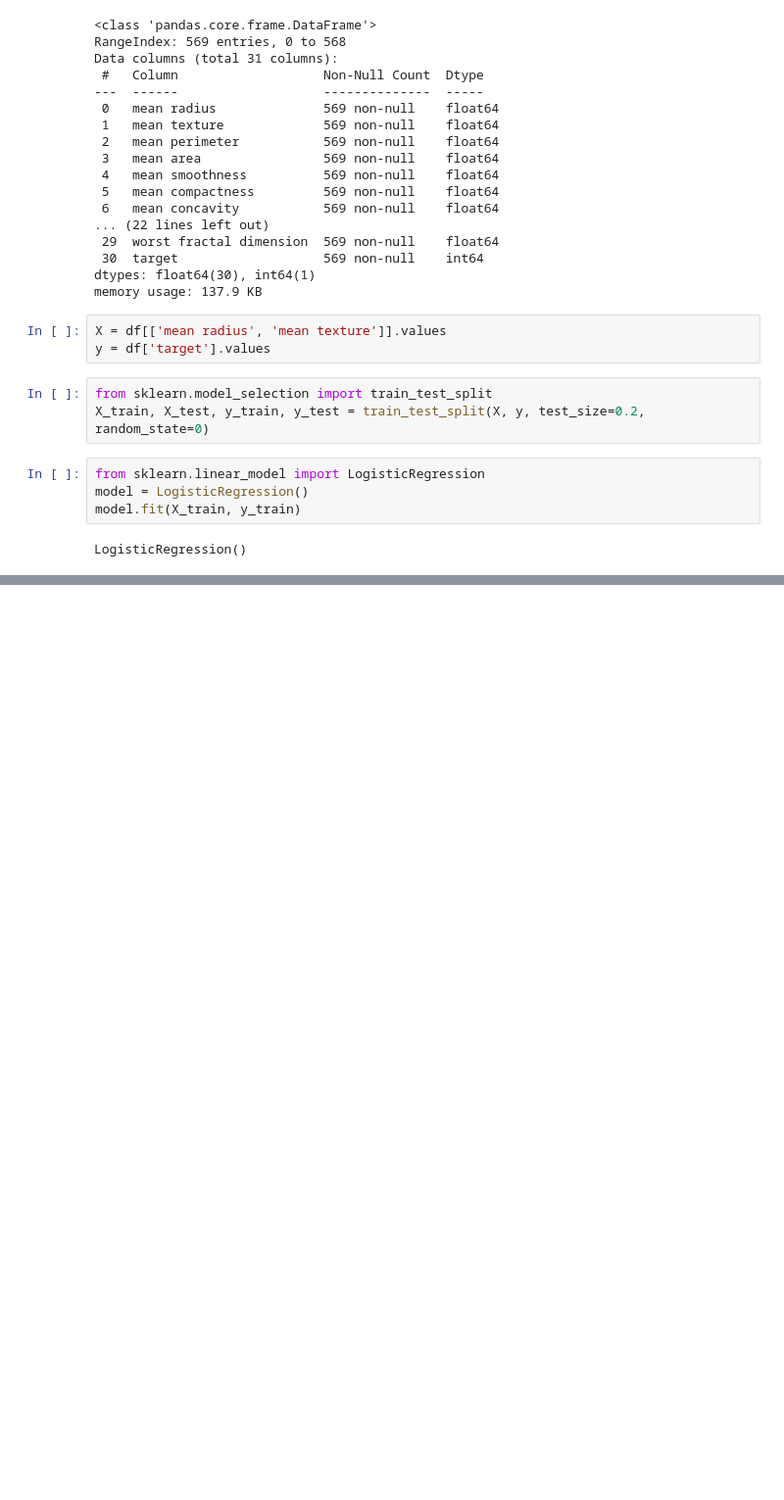
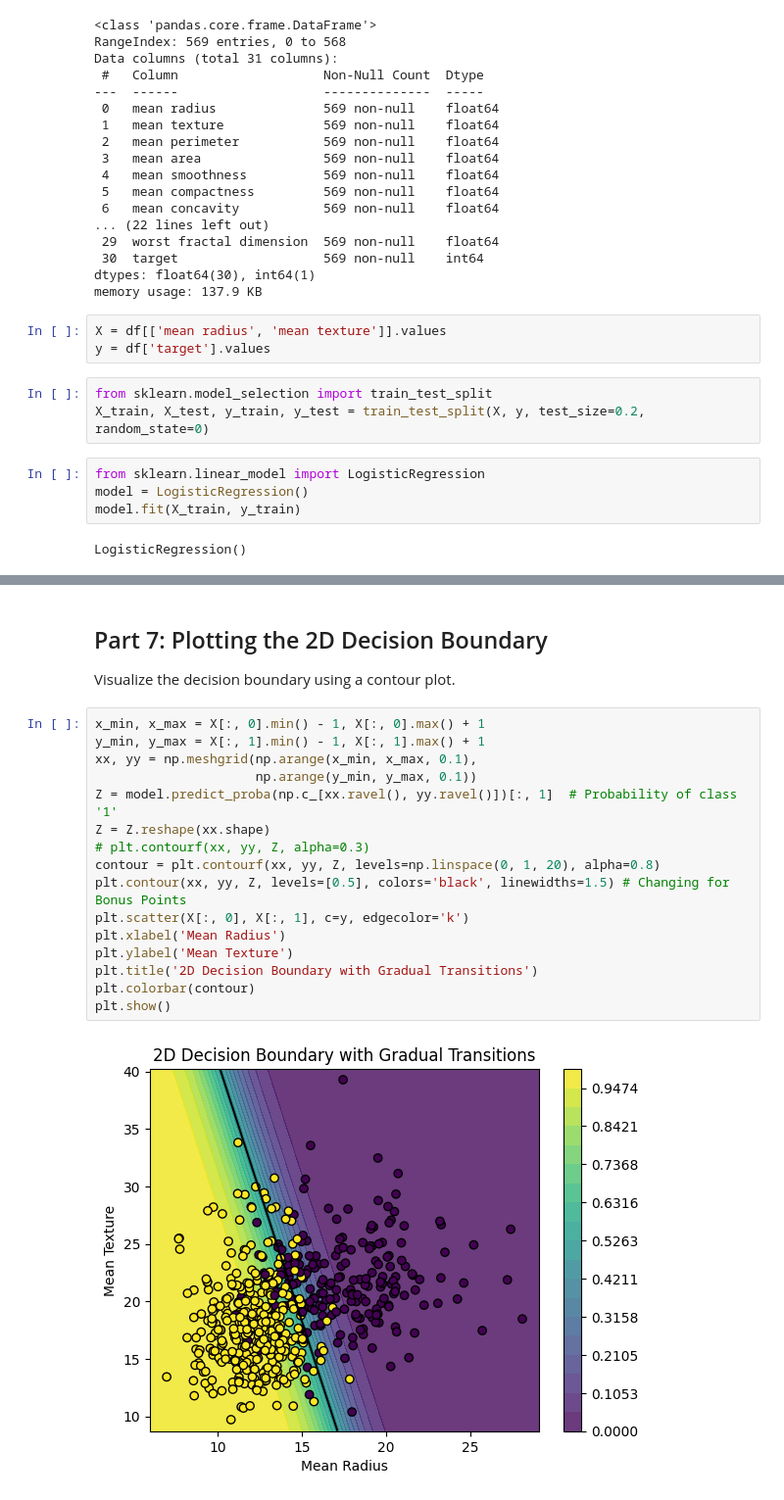
Before and after one commit to jcp-tech/Seneca_Class_Notes, a Jupyter notebook: Semester 1/AIG140 - Advanced Data Visualization/Assignment 3/Assignment03.ipynb, the cells around one changed output, grey strips where cells are left out. Shown: that part at 98% size. Drawn from its saved outputs; the diff is of its cells as text; blank space fills up the shorter version.

```diff
--- a/Semester 1/AIG140 - Advanced Data Visualization/Assignment 3/Assignment03.ipynb
+++ b/Semester 1/AIG140 - Advanced Data Visualization/Assignment 3/Assignment03.ipynb
@@ -202,0 +226,21 @@ array([[40,  7],
+# %% [markdown]
+## Part 7: Plotting the 2D Decision Boundary
+Visualize the decision boundary using a contour plot.
+# %%
+x_min, x_max = X[:, 0].min() - 1, X[:, 0].max() + 1
+y_min, y_max = X[:, 1].min() - 1, X[:, 1].max() + 1
+xx, yy = np.meshgrid(np.arange(x_min, x_max, 0.1),
+                     np.arange(y_min, y_max, 0.1))
+Z = model.predict_proba(np.c_[xx.ravel(), yy.ravel()])[:, 1]  # Probability of class '1'
+Z = Z.reshape(xx.shape)
+# plt.contourf(xx, yy, Z, alpha=0.3)
+contour = plt.contourf(xx, yy, Z, levels=np.linspace(0, 1, 20), alpha=0.8)
+plt.contour(xx, yy, Z, levels=[0.5], colors='black', linewidths=1.5) # Changing for Bonus Points
+plt.scatter(X[:, 0], X[:, 1], c=y, edgecolor='k')
+plt.xlabel('Mean Radius')
+plt.ylabel('Mean Texture')
+plt.title('2D Decision Boundary with Gradual Transitions')
+plt.colorbar(contour)
+plt.show()
+# %% [output]
+[figure, added]
```
Also changed, not shown: parts of 13 cells of this notebook, 2 other files.
